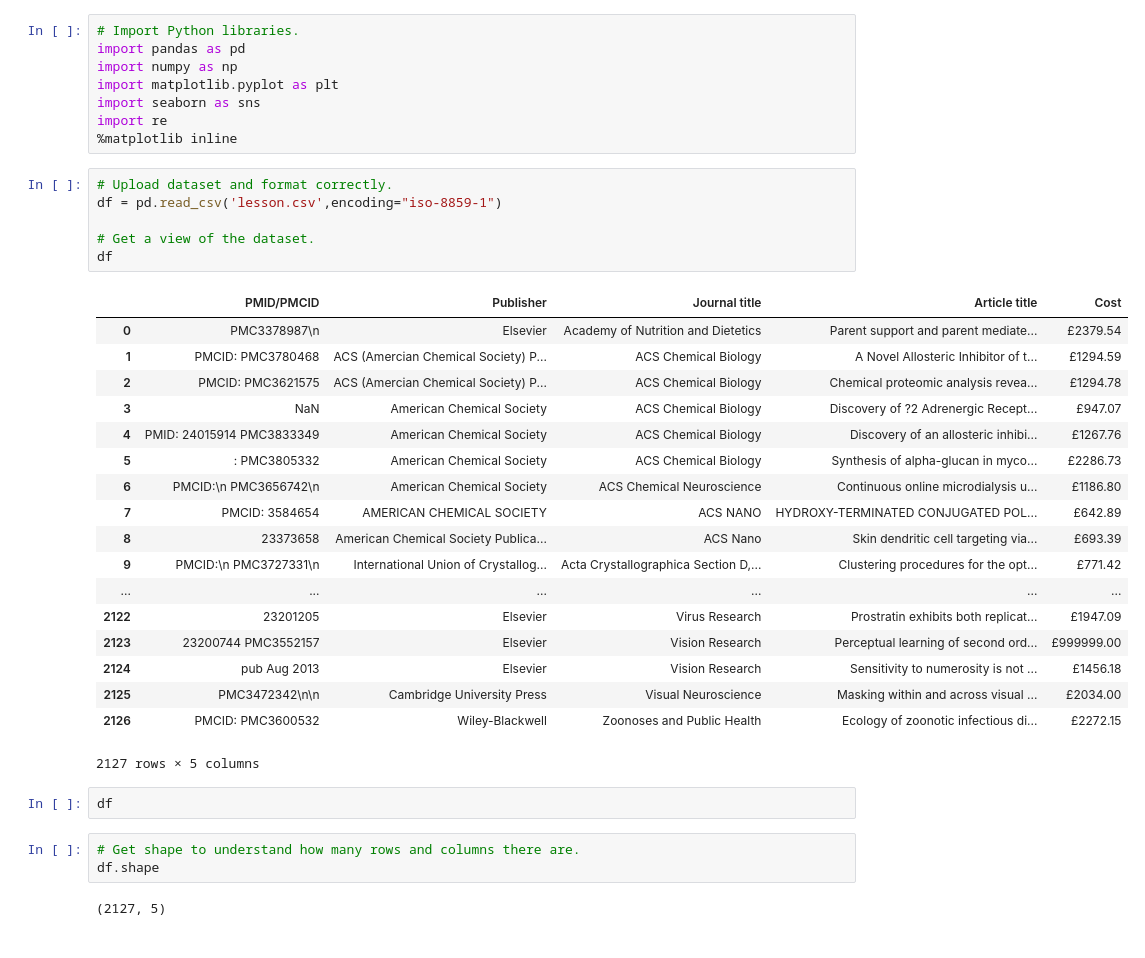
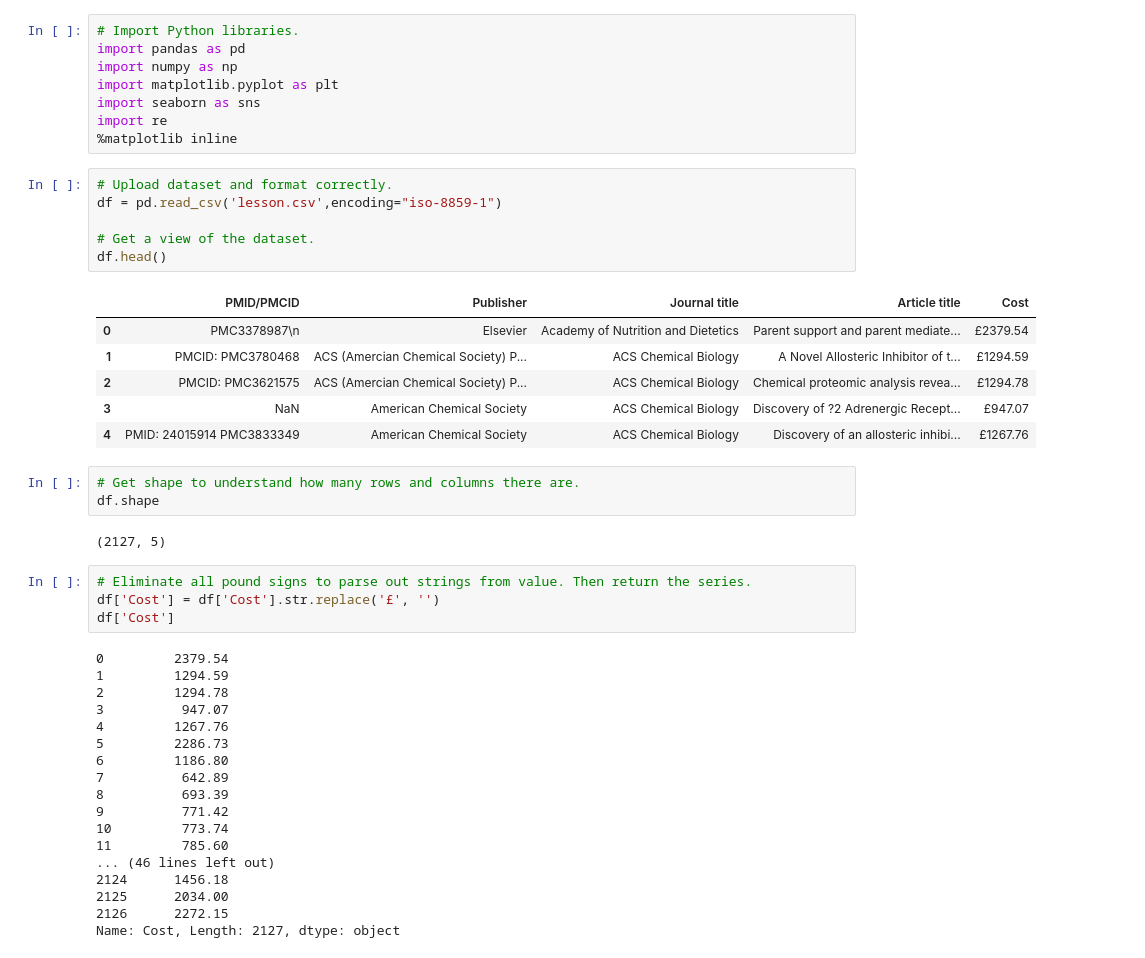
Before and after one commit to akim2034/Thinkful_DS_Bootcamp, a Jupyter notebook: Unit 1/Lesson 3/Challenge 1.3.6 Data Cleaning and Validation.ipynb, the cells around one changed output. Saved outputs shown, nothing was run; the diff lists cells and outputs as text.

```diff
--- a/Unit 1/Lesson 3/Challenge 1.3.6 Data Cleaning and Validation.ipynb
+++ b/Unit 1/Lesson 3/Challenge 1.3.6 Data Cleaning and Validation.ipynb
@@ -15,32 +15,40 @@ import re
 # %%
 # Upload dataset and format correctly.
 df = pd.read_csv('lesson.csv',encoding="iso-8859-1")
 
 # Get a view of the dataset.
-df
+df.head()
 # %% [output]
 |  | PMID/PMCID | Publisher | Journal title | Article title | Cost |
 | 0 | PMC3378987\n | Elsevier | Academy of Nutrition and Dietetics | Parent support and parent mediate... | £2379.54 |
 | 1 | PMCID: PMC3780468 | ACS (Amercian Chemical Society) P... | ACS Chemical Biology | A Novel Allosteric Inhibitor of t... | £1294.59 |
 | 2 | PMCID: PMC3621575 | ACS (Amercian Chemical Society) P... | ACS Chemical Biology | Chemical proteomic analysis revea... | £1294.78 |
 | 3 | NaN | American Chemical Society | ACS Chemical Biology | Discovery of ?2 Adrenergic Recept... | £947.07 |
 | 4 | PMID: 24015914 PMC3833349 | American Chemical Society | ACS Chemical Biology | Discovery of an allosteric inhibi... | £1267.76 |
-| 5 | : PMC3805332 | American Chemical Society | ACS Chemical Biology | Synthesis of alpha-glucan in myco... | £2286.73 |
-| 6 | PMCID:\n PMC3656742\n | American Chemical Society | ACS Chemical Neuroscience | Continuous online microdialysis u... | £1186.80 |
-| 7 | PMCID: 3584654 | AMERICAN CHEMICAL SOCIETY | ACS NANO | HYDROXY-TERMINATED CONJUGATED POL... | £642.89 |
-| 8 | 23373658 | American Chemical Society Publica... | ACS Nano | Skin dendritic cell targeting via... | £693.39 |
-| 9 | PMCID:\n PMC3727331\n | International Union of Crystallog... | Acta Crystallographica Section D,... | Clustering procedures for the opt... | £771.42 |
-| ... | ... | ... | ... | ... | ... |
-| 2122 | 23201205 | Elsevier | Virus Research | Prostratin exhibits both replicat... | £1947.09 |
-| 2123 | 23200744 PMC3552157 | Elsevier | Vision Research | Perceptual learning of second ord... | £999999.00 |
-| 2124 | pub Aug 2013 | Elsevier | Vision Research | Sensitivity to numerosity is not ... | £1456.18 |
-| 2125 | PMC3472342\n\n | Cambridge University Press | Visual Neuroscience | Masking within and across visual ... | £2034.00 |
-| 2126 | PMCID: PMC3600532 | Wiley-Blackwell | Zoonoses and Public Health | Ecology of zoonotic infectious di... | £2272.15 |
-2127 rows × 5 columns
-# %%
-df
 # %%
 # Get shape to understand how many rows and columns there are.
 df.shape
 # %% [output]
 (2127, 5)
+# %%
+# Eliminate all pound signs to parse out strings from value. Then return the series.
+df['Cost'] = df['Cost'].str.replace('£', '')
+df['Cost']
+# %% [output]
+0         2379.54
+1         1294.59
+2         1294.78
+3          947.07
+4         1267.76
+5         2286.73
+6         1186.80
+7          642.89
+8          693.39
+9          771.42
+10         773.74
+11         785.60
+... (46 lines left out)
+2124      1456.18
+2125      2034.00
+2126      2272.15
+Name: Cost, Length: 2127, dtype: object
```
Also changed, not shown: parts of 20 cells of this notebook.
